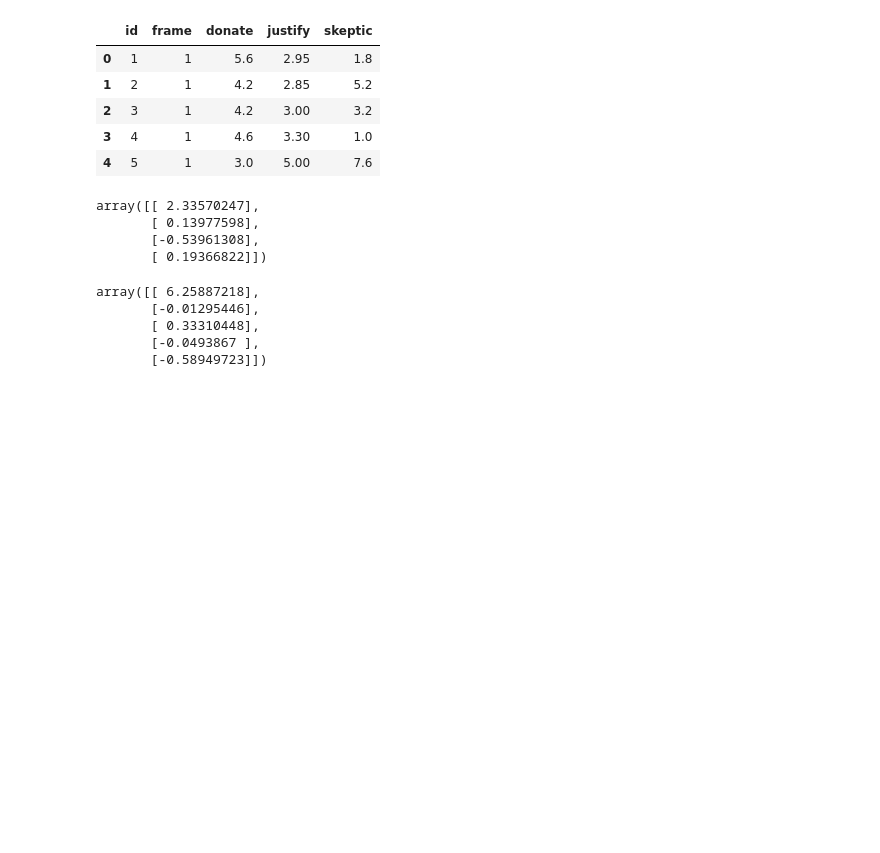
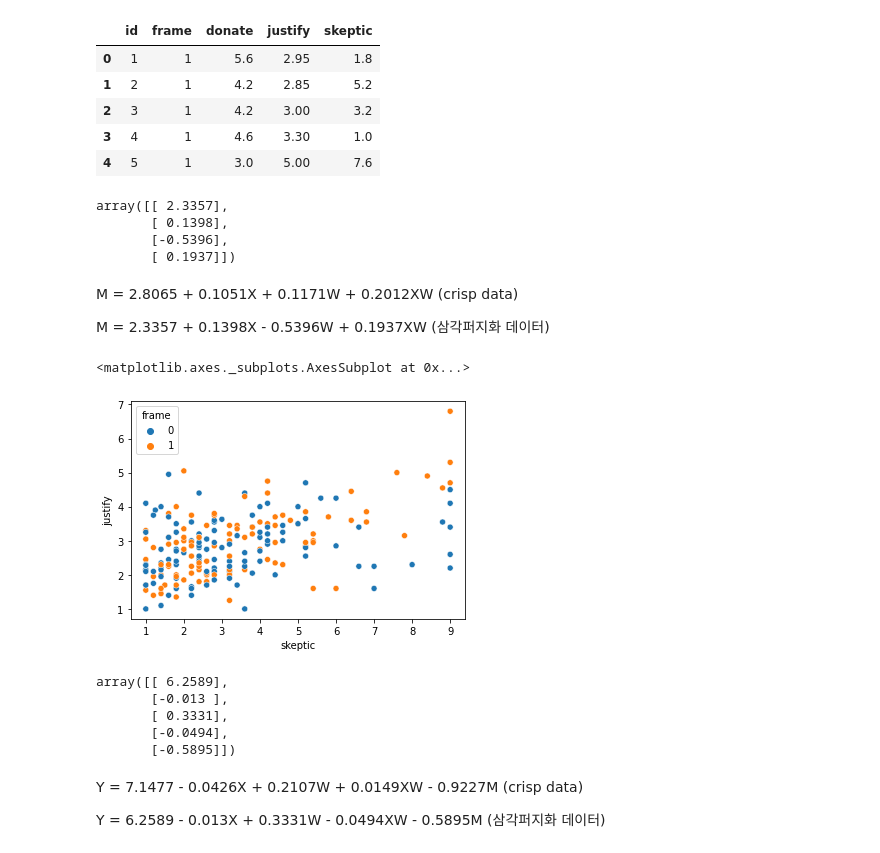
Before and after one commit to Jin9135/-, a Jupyter notebook: disaster_data.ipynb, the cells around one changed output. Drawn from its saved outputs; the diff is of its cells as text; code cells hidden in the pictures; blank space fills up the shorter version.

```diff
--- a/disaster_data.ipynb
+++ b/disaster_data.ipynb
@@ -64,12 +64,22 @@ for i in range(0,4):    # 회귀계수 추정을 위한 삼각퍼지 x대치행
     xtm[i,j]= dc(xlist[i],m)
 lxtx=np.linalg.inv(xtx)
 b=lxtx@xtm
+b=np.around(b, decimals=4)
 b  # m= b0+ b1x + b2w + b3xw 의 회귀계수 추정치 w의 추정치가 이상하게 나옴 수정필요.
 # %% [output]
-array([[ 2.33570247],
-       [ 0.13977598],
-       [-0.53961308],
-       [ 0.19366822]])
+array([[ 2.3357],
+       [ 0.1398],
+       [-0.5396],
+       [ 0.1937]])
+# %% [markdown]
+M = 2.8065 + 0.1051X + 0.1171W + 0.2012XW (crisp data)
+
+M = 2.3357 + 0.1398X - 0.5396W + 0.1937XW (삼각퍼지화 데이터)
+# %%
+sns.scatterplot(data=data,x='skeptic',y='justify',hue='frame')
+# %% [output]
+<matplotlib.axes._subplots.AxesSubplot at 0x...>
+[figure, added]
 # %%
 xtx2=np.zeros(shape=(5,5))
 xlist2=[ones,x,w,xw,m]
@@ -82,10 +92,15 @@ for i in range(0,5):    # 회귀계수 추정을 위한 삼각퍼지 x대치행
     xty[i,j]= dc(xlist2[i],y)
 lxtx2=np.linalg.inv(xtx2)
 b2=lxtx2@xty
+b2=np.around(b2, decimals=4)
 b2  # y= b0+ b1x + b2w + b3xw + b4m 의 회귀계수 추정치  수정필요
 # %% [output]
-array([[ 6.25887218],
-       [-0.01295446],
-       [ 0.33310448],
-       [-0.0493867 ],
-       [-0.58949723]])
+array([[ 6.2589],
+       [-0.013 ],
+       [ 0.3331],
+       [-0.0494],
+       [-0.5895]])
+# %% [markdown]
+Y = 7.1477 - 0.0426X + 0.2107W + 0.0149XW - 0.9227M (crisp data)
+
+Y = 6.2589 - 0.013X + 0.3331W - 0.0494XW - 0.5895M (삼각퍼지화 데이터)
```
